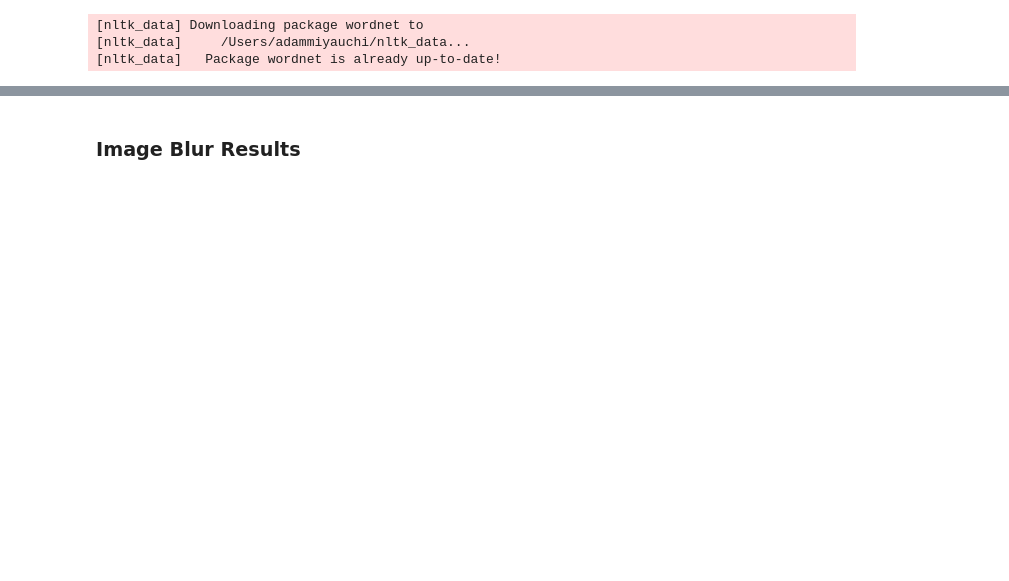
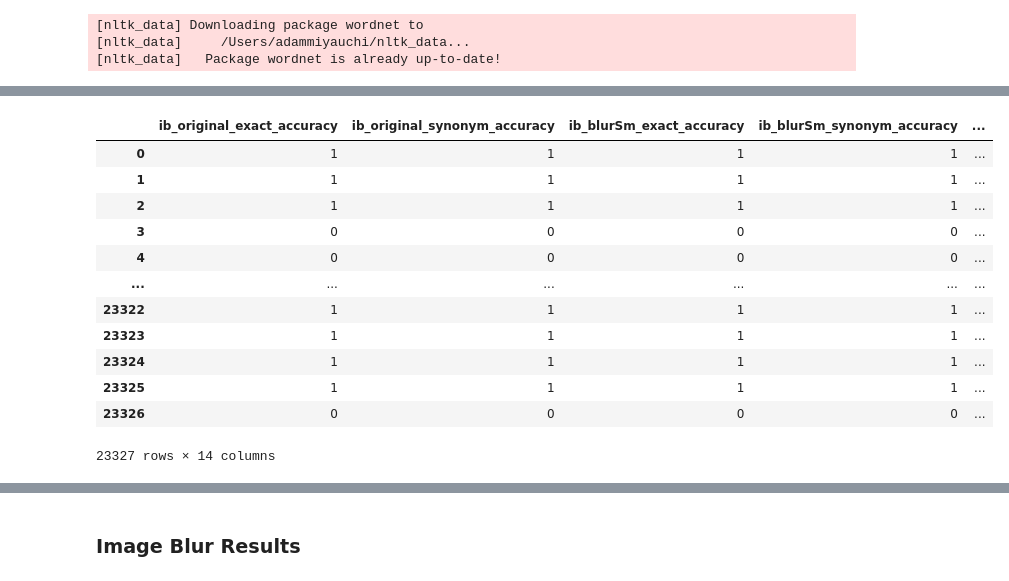
Before and after one commit to shamanthak-hegde/CSE576-NLP, a Jupyter notebook: img_aug/img_aug_analysis_graphs.ipynb, the cells around one changed output, grey strips where cells are left out. Drawn from its saved outputs; the diff is of its cells as text; code cells hidden in the pictures; blank space fills up the shorter version.

```diff
--- a/img_aug/img_aug_analysis_graphs.ipynb
+++ b/img_aug/img_aug_analysis_graphs.ipynb
@@ -6,6 +6,8 @@ nltk.download('wordnet')
 import numpy as np
 import seaborn as sns
 import matplotlib.pyplot as plt
+import inflect
+infl = inflect.engine()
 # %% [output]
 [nltk_data] Downloading package wordnet to
 [nltk_data]     /Users/adammiyauchi/nltk_data...
@@ -37,8 +29,15 @@ def accuracy_exact_match(pred, target):
     '''
     Checks if the target is a substring of the prediction. Makes pred and target strings lowercase first.
     '''
-    comp = np.array([t.lower() in p.lower() for t, p in zip(target, pred)])
-    # comp = [t == p for t, p in zip(target, pred)]
+
+    comp = []
+    for t, p in zip(target, pred):
+        t = t.lower()
+        p = p.lower()
+        if p in ['0','1','2','3','4','5','6','7','8','9']:
+            p = infl.number_to_words(int(p))
+        comp.append(t in p)
+    # comp = np.array([t.lower() in p.lower() for t, p in zip(target, pred)])
     return comp
 
 
@@ -59,3 +58,14 @@ def get_synonyms(word):
             synonyms.append(lm.name().replace('_', ' '))
     # synonyms = ' '.join(synonyms)
     return synonyms
+
+def accuracy_columns(df, columns):
+    eval = pd.DataFrame()
+
+    for c in columns:
+        eval[f'{c}_exact_accuracy'] = accuracy_exact_match(df[c], df['answer'])
+        eval[f'{c}_synonym_accuracy'] = accuracy_synonmy(df[c], df['answer'])
+        eval[f'{c}_exact_accuracy'] = eval[f'{c}_exact_accuracy'].astype(int)
+        eval[f'{c}_synonym_accuracy'] = eval[f'{c}_synonym_accuracy'].astype(int)
+
+    return eval
@@ -81 +72,19 @@ eval.tail()
+# %%
+ib_eval = accuracy_columns(ib, ib.columns[4:])
+fla_eval = accuracy_columns(fla, fla.columns[4:])
+ib_eval
+# %% [output]
+|  | ib_original_exact_accuracy | ib_original_synonym_accuracy | ib_blurSm_exact_accuracy | ib_blurSm_synonym_accuracy | ... |
+| 0 | 1 | 1 | 1 | 1 | ... |
+| 1 | 1 | 1 | 1 | 1 | ... |
+| 2 | 1 | 1 | 1 | 1 | ... |
+| 3 | 0 | 0 | 0 | 0 | ... |
+| 4 | 0 | 0 | 0 | 0 | ... |
+| ... | ... | ... | ... | ... | ... |
+| 23322 | 1 | 1 | 1 | 1 | ... |
+| 23323 | 1 | 1 | 1 | 1 | ... |
+| 23324 | 1 | 1 | 1 | 1 | ... |
+| 23325 | 1 | 1 | 1 | 1 | ... |
+| 23326 | 0 | 0 | 0 | 0 | ... |
+23327 rows × 14 columns
 # %%
```
Also changed, not shown: parts of 22 cells of this notebook.
